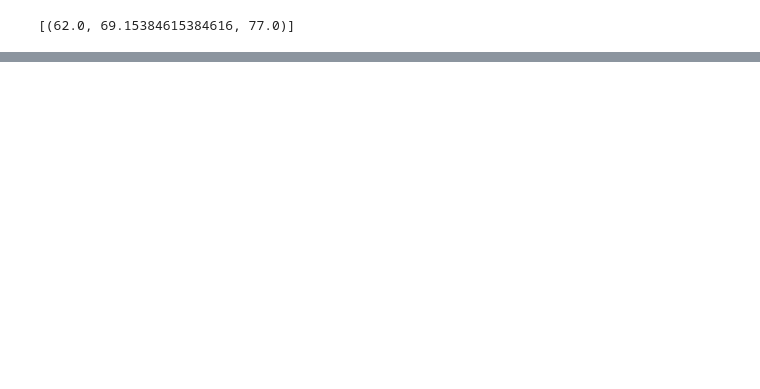
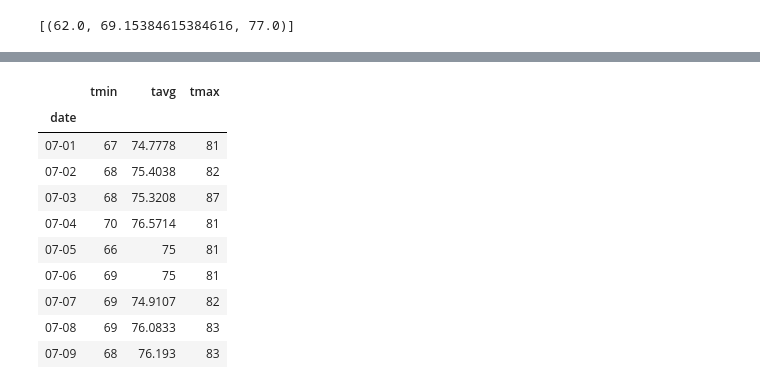
Before and after one commit to correenho/homework, a Jupyter notebook: 10_SQLAlchemy/climate_starter_XH.ipynb, the cells around one changed output, grey strips where cells are left out. Cells and saved outputs as stored; diff of their text form; code cells hidden in the pictures; blank space fills up the shorter version.

```diff
--- a/10_SQLAlchemy/climate_starter_XH.ipynb
+++ b/10_SQLAlchemy/climate_starter_XH.ipynb
@@ -297,0 +355,4 @@ daily_normals("01-01")
+# %%
+# Stip off the year and save a list of %m-%d strings
+dates_stipped = [dt.date.strftime(x,"%m-%d") for x in dates_generated]
+dates_stipped
@@ -298,4 +428,20 @@ daily_normals("01-01")
 # %%
 # Load the previous query results into a Pandas DataFrame and add the `trip_dates` range as the `date` index
+trip_df_1=pd.DataFrame(daily_normals_converted,index=['date','tmin','tavg','tmax'])
+trip_df_1
+trip_df=pd.DataFrame.transpose(trip_df_1).set_index('date')
+trip_df
+# %% [output]
+|  | tmin | tavg | tmax |
+| date |  |  |  |
+| 07-01 | 67 | 74.7778 | 81 |
+| 07-02 | 68 | 75.4038 | 82 |
+| 07-03 | 68 | 75.3208 | 87 |
+| 07-04 | 70 | 76.5714 | 81 |
+| 07-05 | 66 | 75 | 81 |
+| 07-06 | 69 | 75 | 81 |
+| 07-07 | 69 | 74.9107 | 82 |
+| 07-08 | 69 | 76.0833 | 83 |
+| 07-09 | 68 | 76.193 | 83 |
 # %%
 # Plot the daily normals as an area plot with `stacked=False`
```
Also changed, not shown: parts of 22 cells of this notebook, 1 other file.
